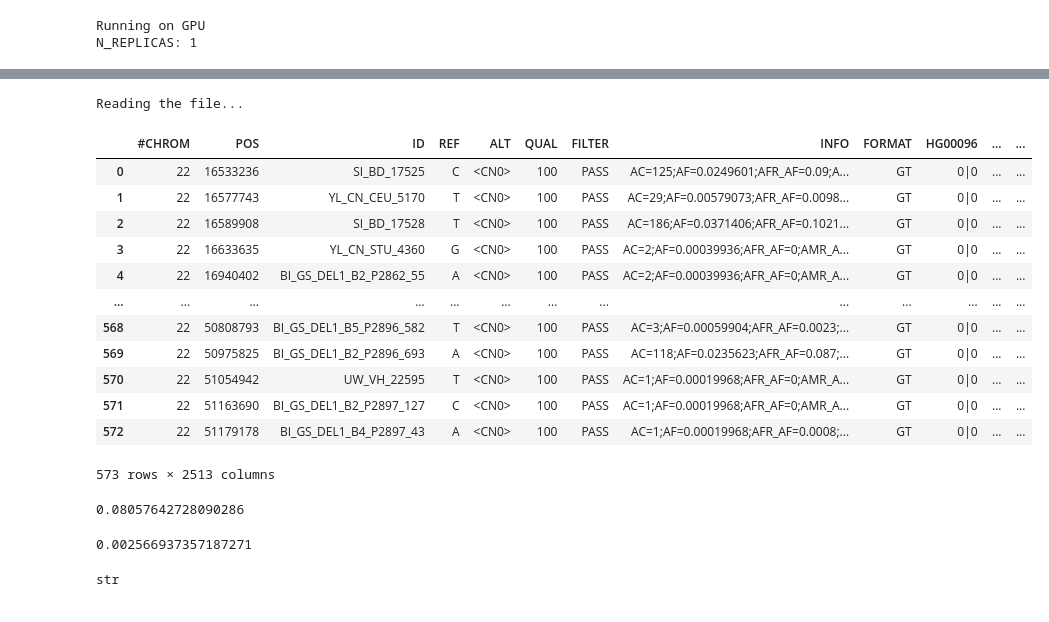
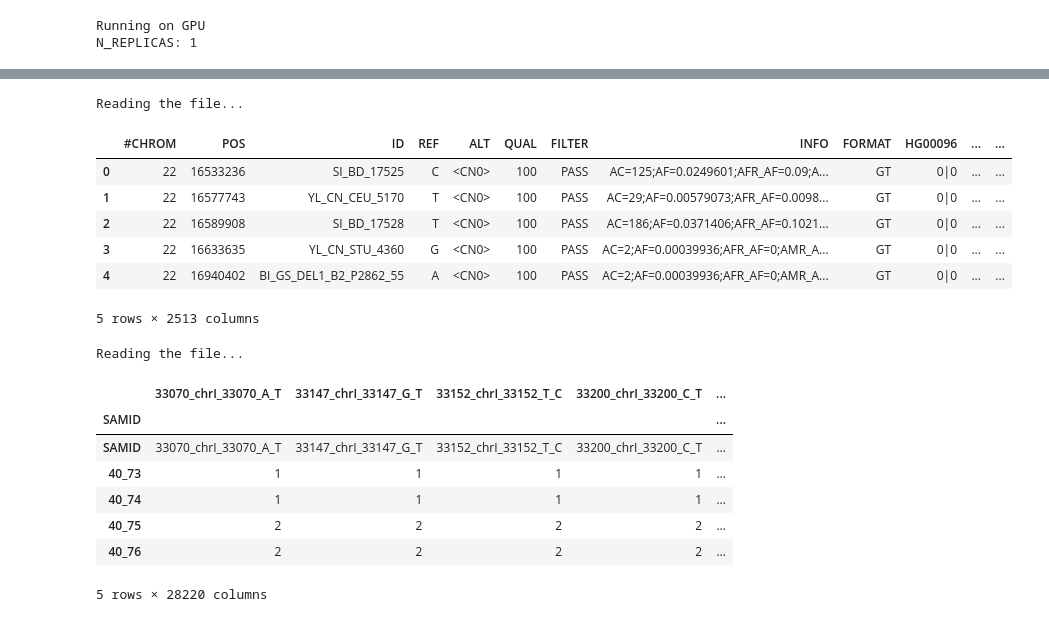
Before and after one commit to shilab/STI, a Jupyter notebook: STI V1.1.ipynb, the cells around one changed output, grey strips where cells are left out. Saved outputs shown, nothing was run; the diff lists cells and outputs as text; code cells hidden in the pictures.

```diff
--- a/STI V1.1.ipynb
+++ b/STI V1.1.ipynb
@@ -71,6 +71,8 @@ class DataReader:
     Important note: for each case, the model should be trained separately
     """
     def __init__(self, ):
+        self.target_is_gonna_be_phased = None
+        self.target_set = None
         self.target_sample_value_index = 2
         self.ref_sample_value_index = 2
         self.target_file_extension = None
@@ -105,8 +107,9 @@ class DataReader:
         """
         print("Reading the file...")
         data_header = None
+        path_sep = "/" if "/" in file_path else os.path.sep
         root, ext = os.path.splitext(file_path)
-        with gzip.open(file_path, 'rt') if ext in {'.gz', '.zip'} else open(file_path, 'rt') as f_in:
+        with gzip.open(file_path, 'rt') if ext == '.gz' else open(file_path, 'rt') as f_in:
             # skip info
             while True:
                 line = f_in.readline()
@@ -124,9 +127,9 @@ class DataReader:
                            sep=separator,
                            comment=comments[0],
                            index_col=0 if first_column_is_index else None,
-                           dtype='category',
+                           dtype='string',
                            names=data_header.strip().split(separator))
-        df = df.astype('category')
+        # df = df.astype('category')
         return df
 
 
@@ -167,7 +170,7 @@ class DataReader:
         :param comments: The token to be used to filter out the lines indicating comments.
         :return: None
         """
-        self.target_is_phased = target_is_gonna_be_phased_or_haps
+        self.target_is_gonna_be_phased = target_is_gonna_be_phased_or_haps
         self.training_file_extension, separator = self.find_file_extension(file_path, file_format, delimiter)
 
         self.reference_panel = self.read_star_sv_files(file_path, is_reference=True, separator=separator, first_column_is_index=first_column_is_index, comments=comments) if self.training_file_extension != 'vcf' else self.read_star_sv_files(file_path, is_reference=True, separator='\t', first_column_is_index=False, comments="##")
@@ -258,19 +261,23 @@ class DataReader:
         if self.target_file_extension != "vcf":
             if variants_as_columns:
                 test_df = test_df.transpose()
-            test_df.reset_index(inplace=True)
+            test_df.reset_index(drop=True, inplace=True)
             test_df.rename(columns={test_df.columns[0]: "ID"}, inplace=True)
         else: # VCF
             self.target_sample_value_index += 8
 
-        is_hap = not("|" in test_df.iloc[0, self.target_sample_value_index] or "/"  in test_df.iloc[0, self.target_sample_value_index])
+        self.target_is_hap = not("|" in test_df.iloc[0, self.target_sample_value_index] or "/"  in test_df.iloc[0, self.target_sample_value_index])
         is_phased = "|" in test_df.iloc[0, self.target_sample_value_index]
-        if (is_hap or is_phased) and not self.ref_is_phased:
+        if (self.target_is_hap or is_phased) and not self.ref_is_phased:
             raise RuntimeError("The training set contains unphased data. The target must be unphased as well.")
-        if self.ref_is_hap and not (is_hap or is_phased):
+        if self.ref_is_hap and not (self.target_is_hap or is_phased):
             raise RuntimeError("The training set contains haploids. The current software version supports phased or haploids as the target set.")
 
         ## TODO: Join ref and target
+        self.target_set = test_df.merge(right=self.reference_panel["ID"], on='ID', how='right')
+        if self.target_file_extension == "vcf" == self.training_file_extension:
+            self.target_set[self.reference_panel.columns[:9]] = self.reference_panel[self.reference_panel.columns[:9]]
+        self.target_set.fillna("." if self.target_is_hap else ".|." if self.is_phased else "./.", inplace=True)
 
     def map_hap_2_ind_parent_1(self, x):
         return self.hap_map[x.split('|')[0]]
@@ -384,34 +391,27 @@ class DataReader:
           f_out.write("\n".join(self.__get_headers_for_output())+"\n")
       df.to_csv(file_name, sep="\t", mode='a', index=False)
 # %%
-df = DataReader().read_star_sv_files("./data/STI_benchmark_datasets/DELL.chr22.genotypes.full.vcf.gz", is_reference=False, separator="\t", first_column_is_index=False, comments="##")
-df
+df_vcf = DataReader().read_star_sv_files("./data/STI_benchmark_datasets/DELL.chr22.genotypes.full.vcf.gz", is_reference=False, separator="\t", first_column_is_index=False, comments="##")
+df_vcf.head()
 # %% [output]
 Reading the file...
 |  | #CHROM | POS | ID | REF | ALT | QUAL | FILTER | INFO | FORMAT | HG00096 | ... | ... |
 | 0 | 22 | 16533236 | SI_BD_17525 | C | <CN0> | 100 | PASS | AC=125;AF=0.0249601;AFR_AF=0.09;A... | GT | 0|0 | ... | ... |
 | 1 | 22 | 16577743 | YL_CN_CEU_5170 | T | <CN0> | 100 | PASS | AC=29;AF=0.00579073;AFR_AF=0.0098... | GT | 0|0 | ... | ... |
 | 2 | 22 | 16589908 | SI_BD_17528 | T | <CN0> | 100 | PASS | AC=186;AF=0.0371406;AFR_AF=0.1021... | GT | 0|0 | ... | ... |
 | 3 | 22 | 16633635 | YL_CN_STU_4360 | G | <CN0> | 100 | PASS | AC=2;AF=0.00039936;AFR_AF=0;AMR_A... | GT | 0|0 | ... | ... |
 | 4 | 22 | 16940402 | BI_GS_DEL1_B2_P2862_55 | A | <CN0> | 100 | PASS | AC=2;AF=0.00039936;AFR_AF=0;AMR_A... | GT | 0|0 | ... | ... |
-| ... | ... | ... | ... | ... | ... | ... | ... | ... | ... | ... | ... | ... |
-| 568 | 22 | 50808793 | BI_GS_DEL1_B5_P2896_582 | T | <CN0> | 100 | PASS | AC=3;AF=0.00059904;AFR_AF=0.0023;... | GT | 0|0 | ... | ... |
-| 569 | 22 | 50975825 | BI_GS_DEL1_B2_P2896_693 | A | <CN0> | 100 | PASS | AC=118;AF=0.0235623;AFR_AF=0.087;... | GT | 0|0 | ... | ... |
-| 570 | 22 | 51054942 | UW_VH_22595 | T | <CN0> | 100 | PASS | AC=1;AF=0.00019968;AFR_AF=0;AMR_A... | GT | 0|0 | ... | ... |
-| 571 | 22 | 51163690 | BI_GS_DEL1_B2_P2897_127 | C | <CN0> | 100 | PASS | AC=1;AF=0.00019968;AFR_AF=0;AMR_A... | GT | 0|0 | ... | ... |
-| 572 | 22 | 51179178 | BI_GS_DEL1_B4_P2897_43 | A | <CN0> | 100 | PASS | AC=1;AF=0.00019968;AFR_AF=0.0008;... | GT | 0|0 | ... | ... |
-573 rows × 2513 columns
+5 rows × 2513 columns
-# %%
-from sys import getsizeof
-getsizeof(df)/(1024.0**3)
-# %% [output]
-0.08057642728090286
-# %%
-from sys import getsizeof
-getsizeof(df)/(1024.0**3)
-# %% [output]
-0.002566937357187271
-# %%
-type(df.iloc[0, 10])
-# %% [output]
-str
+# %%
+df_csv = DataReader().read_star_sv_files("./data/yeast_genotype_test.txt", is_reference=False, separator="\t", first_column_is_index=True, comments="##")
+df_csv.head()
+# %% [output]
+Reading the file...
+|  | 33070_chrI_33070_A_T | 33147_chrI_33147_G_T | 33152_chrI_33152_T_C | 33200_chrI_33200_C_T | ... |
+| SAMID |  |  |  |  | ... |
+| SAMID | 33070_chrI_33070_A_T | 33147_chrI_33147_G_T | 33152_chrI_33152_T_C | 33200_chrI_33200_C_T | ... |
+| 40_73 | 1 | 1 | 1 | 1 | ... |
+| 40_74 | 1 | 1 | 1 | 1 | ... |
+| 40_75 | 2 | 2 | 2 | 2 | ... |
+| 40_76 | 2 | 2 | 2 | 2 | ... |
+5 rows × 28220 columns
```
Also changed, not shown: parts of 6 cells of this notebook.
